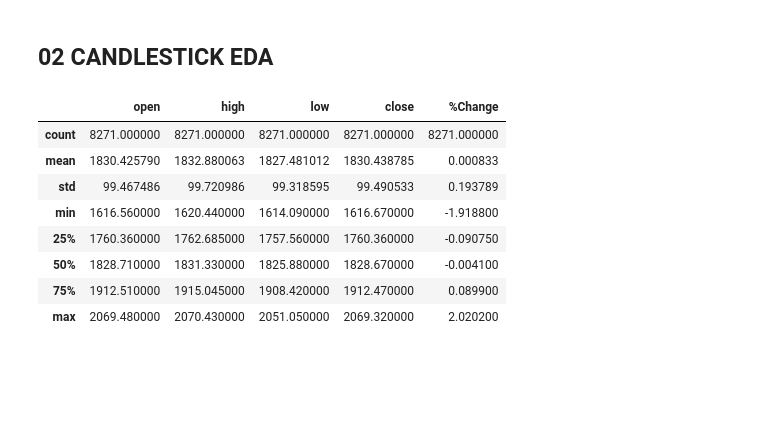
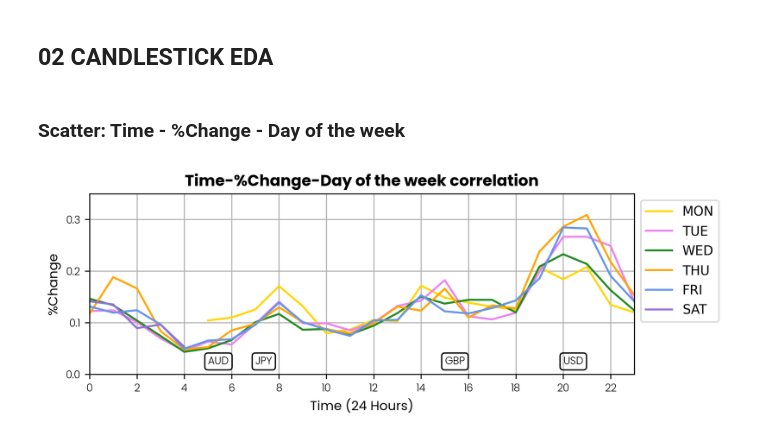
Before and after one commit to Pinkshepz/Enterprise, a Jupyter notebook: 03_Analytics/analytics.ipynb, the cells around one changed output. Drawn from its saved outputs; the diff is of its cells as text; code cells hidden in the pictures; blank space fills up the shorter version.

```diff
--- a/03_Analytics/analytics.ipynb
+++ b/03_Analytics/analytics.ipynb
@@ -57,15 +71,50 @@ for col in DF_FOREX.columns[5:]:
     DF_FOREX[col] = DF_FOREX[col].fillna('').apply(handle_number_format)
 # %% [markdown]
 ## **02 CANDLESTICK EDA**
-# %%
-DF_XAUUSD.describe()
-# %% [output]
-|  | open | high | low | close | %Change |
-| count | 8271.000000 | 8271.000000 | 8271.000000 | 8271.000000 | 8271.000000 |
-| mean | 1830.425790 | 1832.880063 | 1827.481012 | 1830.438785 | 0.000833 |
-| std | 99.467486 | 99.720986 | 99.318595 | 99.490533 | 0.193789 |
-| min | 1616.560000 | 1620.440000 | 1614.090000 | 1616.670000 | -1.918800 |
-| 25% | 1760.360000 | 1762.685000 | 1757.560000 | 1760.360000 | -0.090750 |
-| 50% | 1828.710000 | 1831.330000 | 1825.880000 | 1828.670000 | -0.004100 |
-| 75% | 1912.510000 | 1915.045000 | 1908.420000 | 1912.470000 | 0.089900 |
-| max | 2069.480000 | 2070.430000 | 2051.050000 | 2069.320000 | 2.020200 |
+# %% [markdown]
+### Scatter: Time - %Change - Day of the week
+# %%
+WEEK_COLOR = {'MON': 'gold', 'TUE': 'violet', 'WED': 'forestgreen', 'THU': 'orange', 'FRI': 'cornflowerblue', 'SAT': 'mediumpurple'}
+
+DF_XAUUSD_A = DF_XAUUSD.loc[:, ['time', '%Change']]
+DF_XAUUSD_A["hour"] = DF_XAUUSD_A["time"].dt.hour
+DF_XAUUSD_A["weekday"] = DF_XAUUSD_A["time"].dt.weekday
+DF_XAUUSD_A["%Change"] = abs(DF_XAUUSD_A["%Change"])
+DF_XAUUSD_A = DF_XAUUSD_A.iloc[:, 1:]
+DF_XAUUSD_A = DF_XAUUSD_A.pivot_table(index='hour', columns='weekday', values='%Change', aggfunc='mean')
+DF_XAUUSD_A.columns = [*WEEK_COLOR.keys()]
+# %%
+# New York 8am to 5pm EST (1pm to 10pm UTC)
+# Tokyo 7pm to 4am EST (12am to 9am UTC)
+# Sydney 5pm to 2am EST (10pm to 7am UTC)
+# London 3am to 12 noon EST (8am to 5pm UTC)
+TZ = {
+    'USD': [20, 5],
+    'JPY': [7, 16],
+    'AUD': [5, 14],
+    'GBP': [15, 0]
+}
+# %%
+# Plot scatter charts
+fig, ax = plt.subplots(1, 1, figsize=(7.5, 2.5))
+
+for column in DF_XAUUSD_A.columns:
+    ax.plot(DF_XAUUSD_A.index, DF_XAUUSD_A[column], label=column, c=WEEK_COLOR[column])
+
+for tz in TZ:
+    ax.text(TZ[tz][0], 0.02, tz, color='black',
+        bbox=dict(facecolor='none', edgecolor='black', boxstyle='round'), **C_FONT)
+
+# Format charts
+ax.legend(bbox_to_anchor=(1, 1))
+plt.xticks(**C_FONT)
+plt.yticks(**C_FONT)
+ax.set_title('Time-%Change-Day of the week correlation', **H_FONT)
+ax.set_xlabel('Time (24 Hours)', **L_FONT)
+ax.set_xticks(np.arange(0, 24, 2))
+ax.set_xlim([0, 23])
+ax.set_ylabel('%Change', **L_FONT)
+ax.set_ylim([0, 0.35])
+ax.grid(True)
+# %% [output]
+[figure, added]
```
Also changed, not shown: parts of 4 cells of this notebook.
